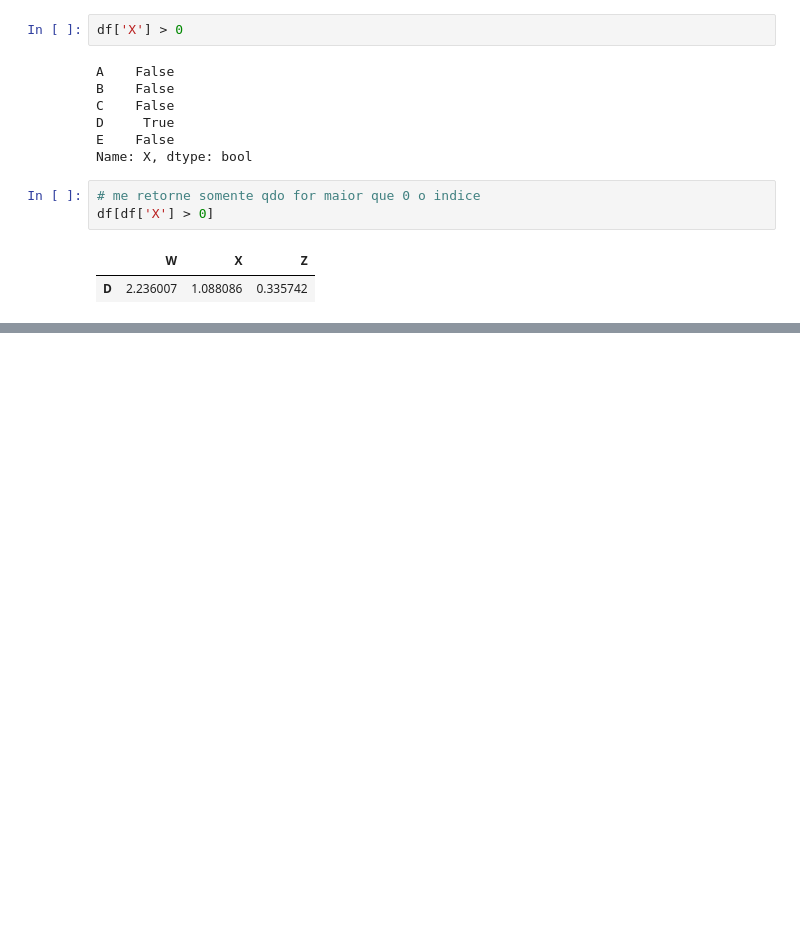
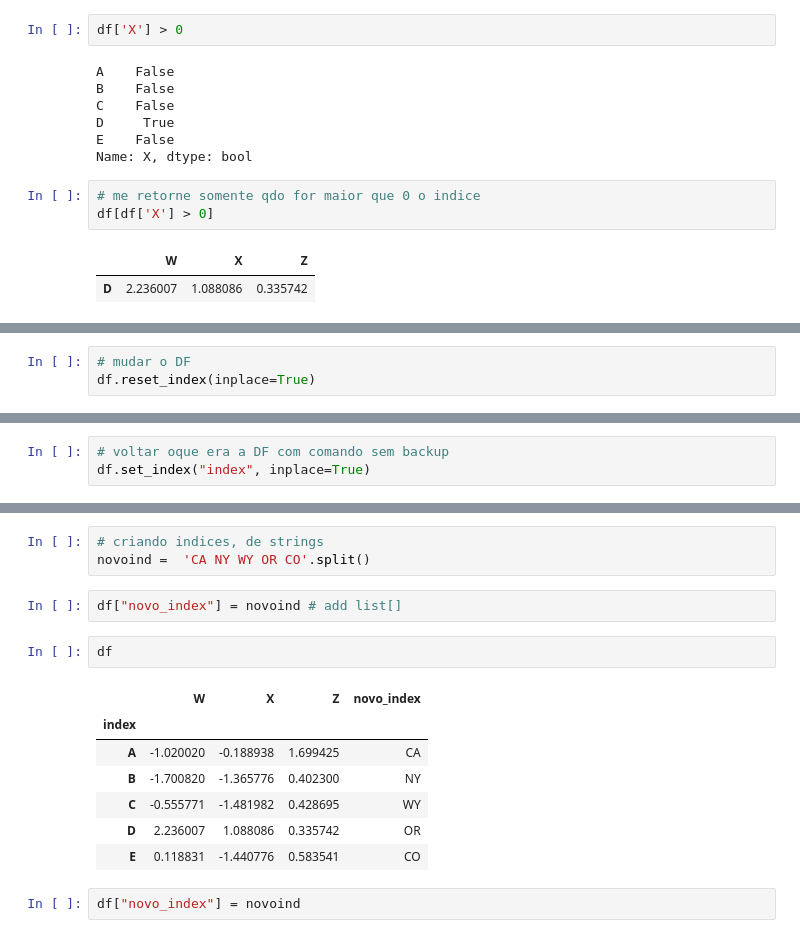
Before and after one commit to ludiemert/Analyzing_Data_Pandas_SQL, a Jupyter notebook: DataFrame.ipynb, the cells around one changed output, grey strips where cells are left out. Saved outputs shown, nothing was run; the diff lists cells and outputs as text; blank space fills up the shorter version.

```diff
--- a/DataFrame.ipynb
+++ b/DataFrame.ipynb
@@ -272,0 +332,3 @@ df[df['X'] > 0]
+# %%
+# mudar o DF
+df.reset_index(inplace=True)
@@ -272,0 +353,3 @@ df[df['X'] > 0]
+# %%
+# voltar oque era a DF com comando sem backup
+df.set_index("index", inplace=True)
@@ -272,0 +366,17 @@ df[df['X'] > 0]
+# %%
+# criando indices, de strings
+novoind =  'CA NY WY OR CO'.split()
+# %%
+df["novo_index"] = novoind # add list[]
+# %%
+df
+# %% [output]
+|  | W | X | Z | novo_index |
+| index |  |  |  |  |
+| A | -1.020020 | -0.188938 | 1.699425 | CA |
+| B | -1.700820 | -1.365776 | 0.402300 | NY |
+| C | -0.555771 | -1.481982 | 0.428695 | WY |
+| D | 2.236007 | 1.088086 | 0.335742 | OR |
+| E | 0.118831 | -1.440776 | 0.583541 | CO |
+# %%
+df["novo_index"] = novoind
```
Also changed, not shown: parts of 16 cells of this notebook, 7 other files.
